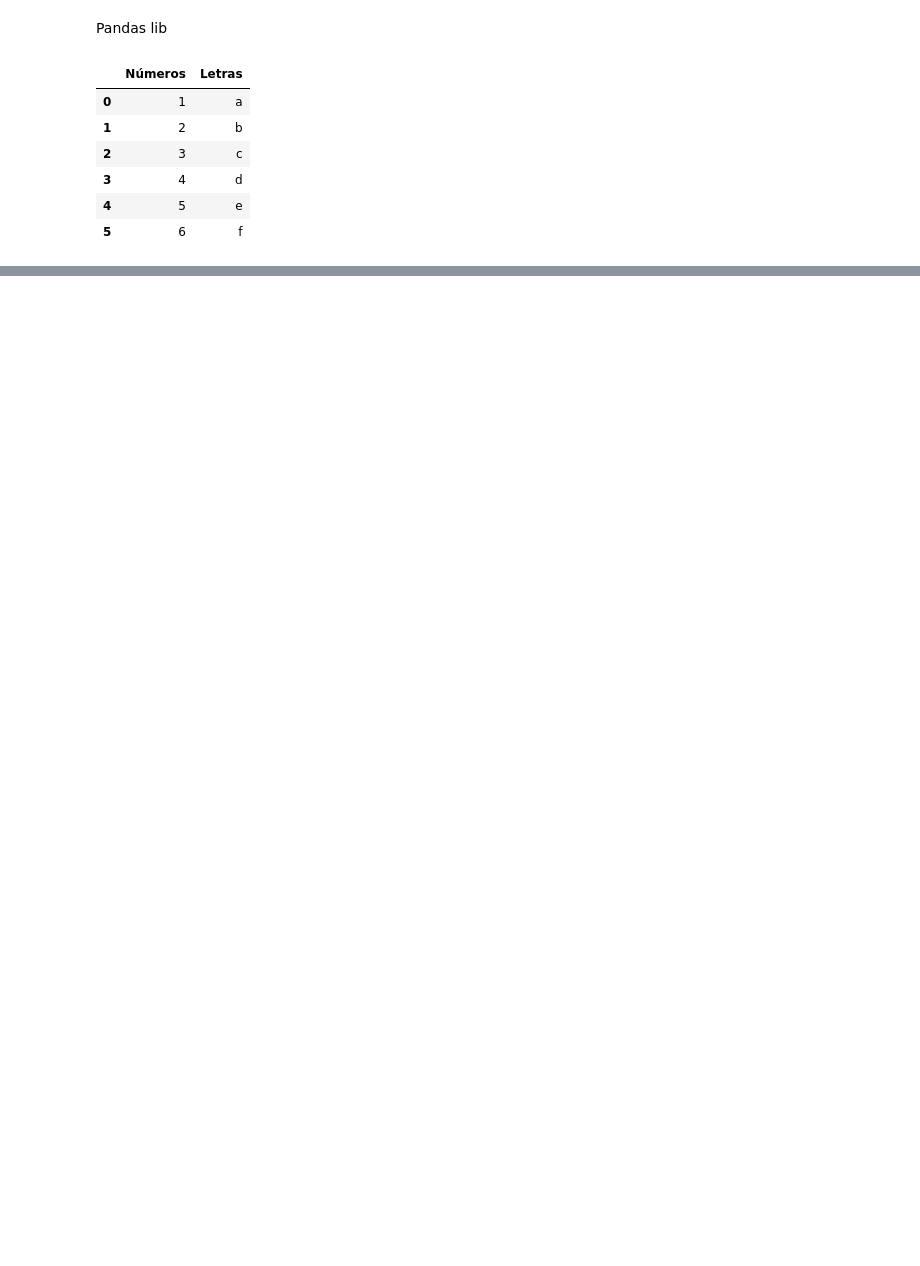
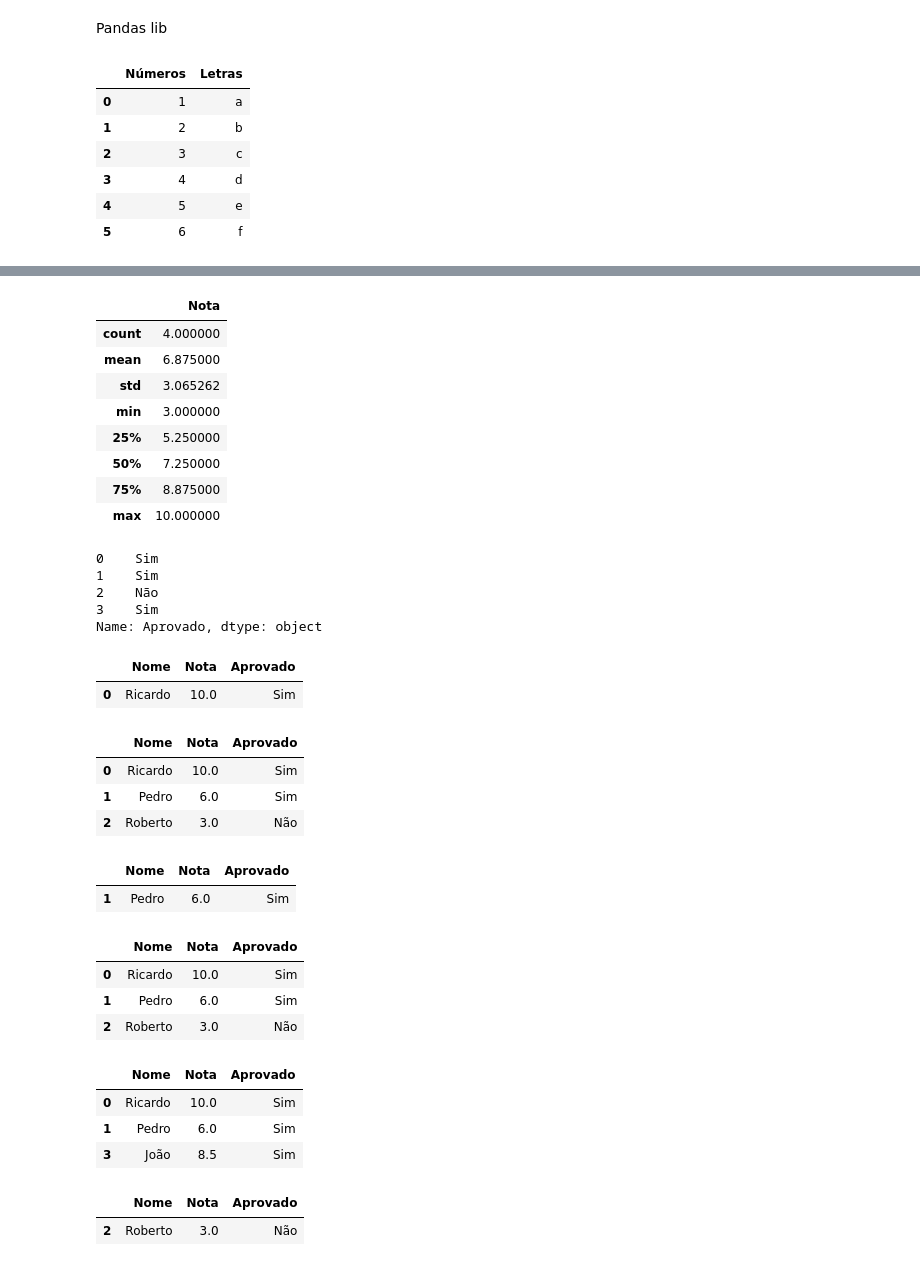
Before and after one commit to BrunoPPivetti/machine_learning_python, a Jupyter notebook: pandas.ipynb, the cells around one changed output, grey strips where cells are left out. Drawn from its saved outputs; the diff is of its cells as text; code cells hidden in the pictures; blank space fills up the shorter version.

```diff
--- a/pandas.ipynb
+++ b/pandas.ipynb
@@ -27,0 +94,62 @@ dados2.head(5)
+# %%
+alunosDF.describe()
+# %% [output]
+|  | Nota |
+| count | 4.000000 |
+| mean | 6.875000 |
+| std | 3.065262 |
+| min | 3.000000 |
+| 25% | 5.250000 |
+| 50% | 7.250000 |
+| 75% | 8.875000 |
+| max | 10.000000 |
+# %%
+#filtrando colunas
+alunosDF['Aprovado']
+# %% [output]
+0    Sim
+1    Sim
+2    Não
+3    Sim
+Name: Aprovado, dtype: object
+# %%
+#filtrando linhas
+alunosDF.loc[[0]]
+# %% [output]
+|  | Nome | Nota | Aprovado |
+| 0 | Ricardo | 10.0 | Sim |
+# %%
+alunosDF.loc[0:2]
+# %% [output]
+|  | Nome | Nota | Aprovado |
+| 0 | Ricardo | 10.0 | Sim |
+| 1 | Pedro | 6.0 | Sim |
+| 2 | Roberto | 3.0 | Não |
+# %%
+#quais dados são iguais a Pedro dentro da coluna Nome que pertence ao dataframe AlunosDF
+alunosDF.loc[alunosDF['Nome']=='Pedro']
+# %% [output]
+|  | Nome | Nota | Aprovado |
+| 1 | Pedro | 6.0 | Sim |
+# %%
+alunosDF2 = alunosDF.loc[0:2]
+alunosDF2
+# %% [output]
+|  | Nome | Nota | Aprovado |
+| 0 | Ricardo | 10.0 | Sim |
+| 1 | Pedro | 6.0 | Sim |
+| 2 | Roberto | 3.0 | Não |
+# %%
+novoDF = alunosDF.loc[alunosDF['Nota'] != 3]
+novoDF
+# %% [output]
+|  | Nome | Nota | Aprovado |
+| 0 | Ricardo | 10.0 | Sim |
+| 1 | Pedro | 6.0 | Sim |
+| 3 | João | 8.5 | Sim |
+# %%
+alunosReprovados = alunosDF.loc[alunosDF['Aprovado'] == 'Não']
+alunosReprovados
+# %% [output]
+|  | Nome | Nota | Aprovado |
+| 2 | Roberto | 3.0 | Não |
```
Also changed, not shown: parts of 17 cells of this notebook.
